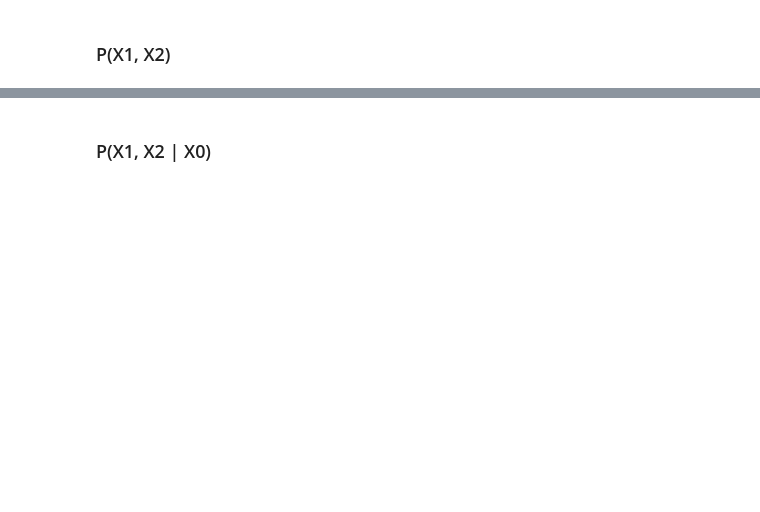
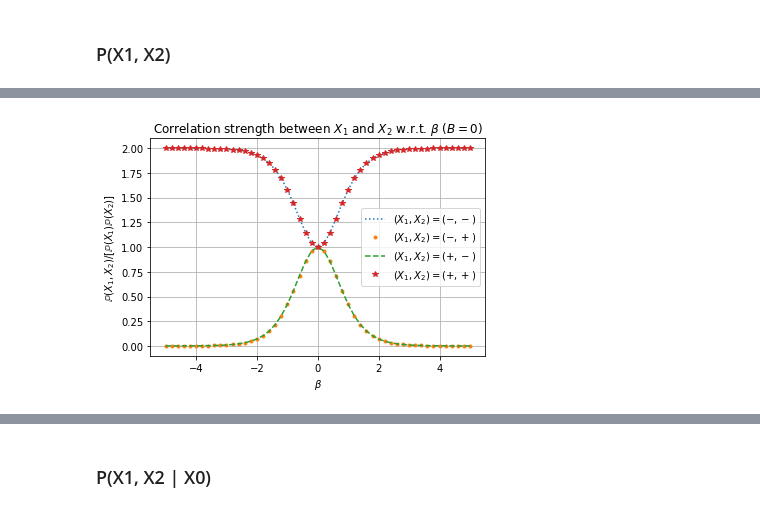
Before and after one commit to YizhongHu/statistical_mechanics_on_graphs, a Jupyter notebook: src/ising.ipynb, the cells around one changed output, grey strips where cells are left out. Saved outputs shown, nothing was run; the diff lists cells and outputs as text; code cells hidden in the pictures; blank space fills up the shorter version.

```diff
--- a/src/ising.ipynb
+++ b/src/ising.ipynb
@@ -191,3 +239,32 @@ leaf_dist=array([[4.99954616e-01, 4.53837494e-05],
 p_x1=array([0.5, 0.5]) p_x2=array([0.5, 0.5])
 np.outer(p_x1, p_x2)=array([[0.25, 0.25],
        [0.25, 0.25]])
+# %%
+betas = np.linspace(-5, 5, 51)
+probabilities = []
+
+for beta in betas:
+    mu = optimize(beta=beta, B=0, kappa=2, ftol=1e-10)
+
+    mu_edge = np.sum(mu, axis=0)
+    leaf_dist = np.array([[mu_edge[2], mu_edge[1] / 2],
+                        [mu_edge[1] / 2, mu_edge[0]],])
+    p_x1 = np.sum(leaf_dist, axis=1)
+    p_x2 = np.sum(leaf_dist, axis=0)
+    indep_dist = np.outer(p_x1, p_x2)
+    probabilities.append(leaf_dist / indep_dist)
+
+probabilities = np.array(probabilities)
+
+plt.plot(betas, probabilities[:, 0, 0], ':', label='$(X_1, X_2)=(-, -)$')
+plt.plot(betas, probabilities[:, 0, 1], '.', label='$(X_1, X_2)=(-, +)$')
+plt.plot(betas, probabilities[:, 1, 0], '--', label='$(X_1, X_2)=(+, -)$')
+plt.plot(betas, probabilities[:, 1, 1], '*', label='$(X_1, X_2)=(+, +)$')
+plt.legend()
+plt.title('Correlation strength between $X_1$ and $X_2$ w.r.t. $\\beta$ ($B=0$)')
+plt.xlabel('$\\beta$')
+plt.ylabel('$\\mathbb{P}(X_1, X_2) / [\\mathbb{P}(X_1)\\mathbb{P}(X_2)]$')
+plt.grid(True)
+plt.savefig('../img/ising_x1_x2.png')
+# %% [output]
+[figure, added]
```
Also changed, not shown: parts of 9 cells of this notebook, 10 other files.
